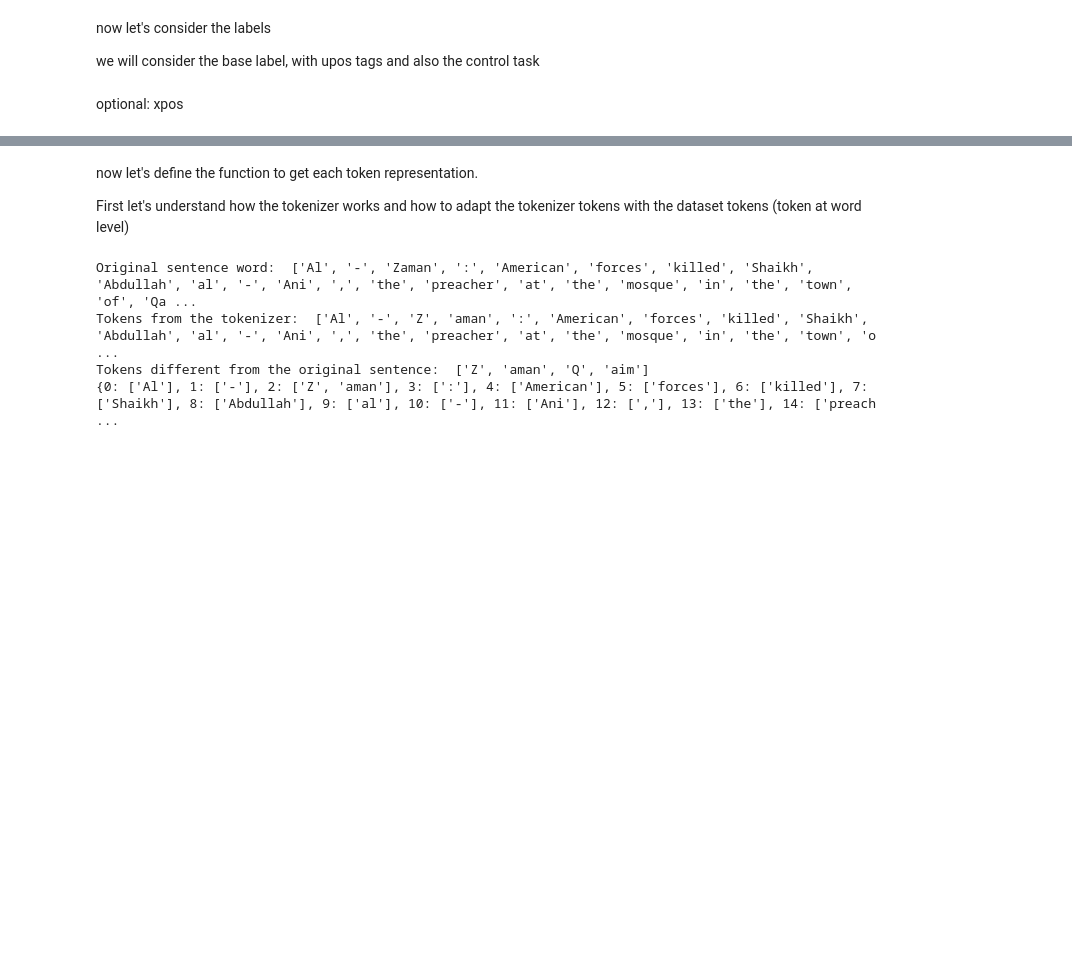
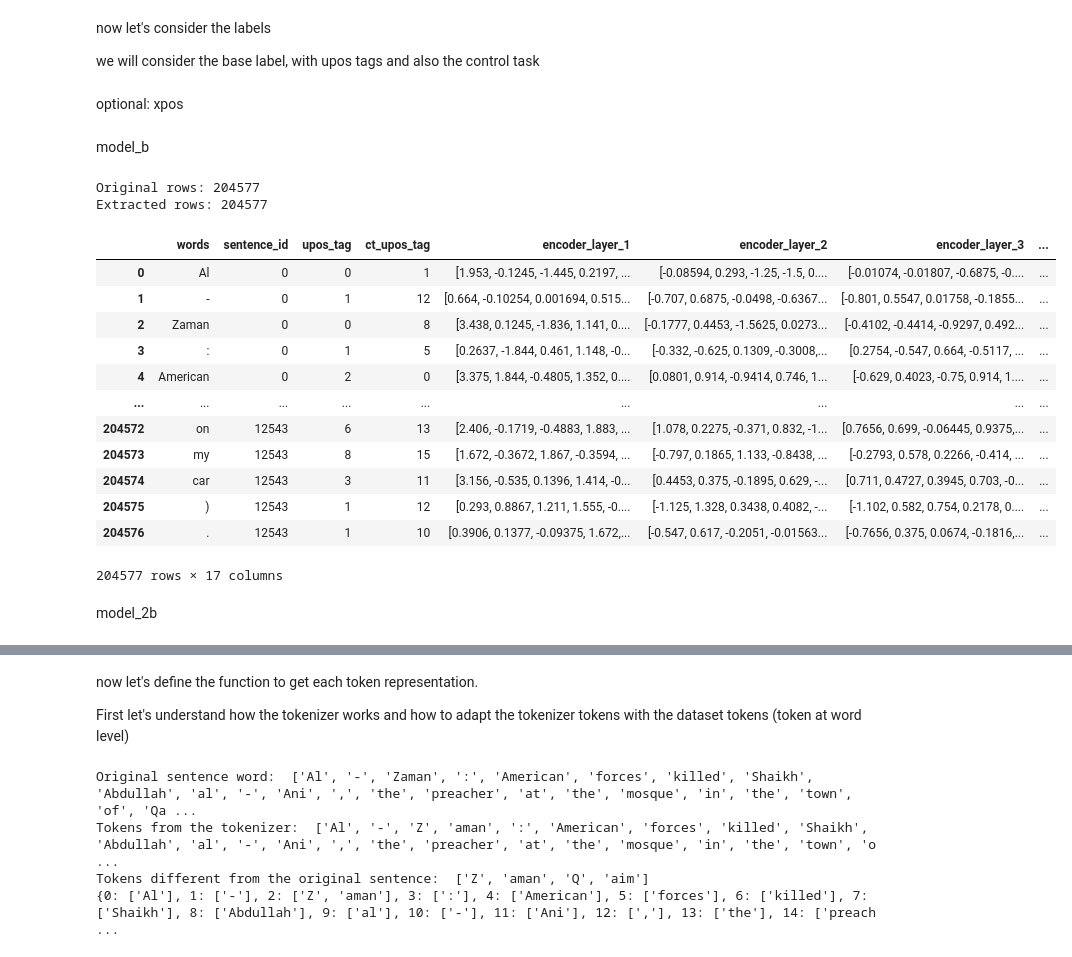
Before and after one commit to rrossierba/digital-transformation-computer-security, a Jupyter notebook: probe_t5.ipynb, the cells around one changed output, grey strips where cells are left out. Saved outputs shown, nothing was run; the diff lists cells and outputs as text; code cells hidden in the pictures; blank space fills up the shorter version.

```diff
--- a/probe_t5.ipynb
+++ b/probe_t5.ipynb
@@ -505,7 +503,7 @@ it works prefectly with all the sentences in the dataset!
 
 now let's try to get the word representations at a fixed layer for a fixed sentence: if a token corresponds to a word we will use the representation of the token as the representation of the word, if more token corresponds to a word (we know that thanks to the word_ids) we will calculate the mean (as done previously) to get the word representation.
 # %%
-index = 150
+index = 2
 layer = 0
 
 words = token_ewt_df[token_ewt_df['sentence_id'] == index]['words'].tolist()
@@ -526,10 +524,6 @@ token_representation = []
 
 for word_idx in range(len(words)):
   token_indices = [i for i, w_id in enumerate(word_ids) if w_id == word_idx]
-
-  if not token_indices: # escape case
-      continue
-
   relevant_vectors = encoder_hidden_states[token_indices] # getting the correspondent hidden states
   mean_vector = torch.mean(relevant_vectors, dim=0)
   token_representation.append(mean_vector.cpu())
@@ -700,3 +617,27 @@ optional: xpos
 #num_xpos_tags = len(xpos_tags)
 #token_ct_map_xpos={x:i%num_xpos_tags for i,x in enumerate(unique_tokens)} # token control task map for xpos
 #token_ewt_df['ct_xpos_tag']=token_ewt_df['tokens'].map(lambda x: token_ct_map_xpos[x])
+# %% [markdown]
+model_b
+# %%
+token_representation_df = get_word_representation_df(model_b, tokenizer_b, token_ewt_df, 32)
+token_ewt_df=pd.concat([token_ewt_df, token_representation_df], axis=1)
+token_ewt_df
+# %% [output]
+Original rows: 204577
+Extracted rows: 204577
+|  | words | sentence_id | upos_tag | ct_upos_tag | encoder_layer_1 | encoder_layer_2 | encoder_layer_3 | ... |
+| 0 | Al | 0 | 0 | 1 | [1.953, -0.1245, -1.445, 0.2197, ... | [-0.08594, 0.293, -1.25, -1.5, 0.... | [-0.01074, -0.01807, -0.6875, -0.... | ... |
+| 1 | - | 0 | 1 | 12 | [0.664, -0.10254, 0.001694, 0.515... | [-0.707, 0.6875, -0.0498, -0.6367... | [-0.801, 0.5547, 0.01758, -0.1855... | ... |
+| 2 | Zaman | 0 | 0 | 8 | [3.438, 0.1245, -1.836, 1.141, 0.... | [-0.1777, 0.4453, -1.5625, 0.0273... | [-0.4102, -0.4414, -0.9297, 0.492... | ... |
+| 3 | : | 0 | 1 | 5 | [0.2637, -1.844, 0.461, 1.148, -0... | [-0.332, -0.625, 0.1309, -0.3008,... | [0.2754, -0.547, 0.664, -0.5117, ... | ... |
+| 4 | American | 0 | 2 | 0 | [3.375, 1.844, -0.4805, 1.352, 0.... | [0.0801, 0.914, -0.9414, 0.746, 1... | [-0.629, 0.4023, -0.75, 0.914, 1.... | ... |
+| ... | ... | ... | ... | ... | ... | ... | ... | ... |
+| 204572 | on | 12543 | 6 | 13 | [2.406, -0.1719, -0.4883, 1.883, ... | [1.078, 0.2275, -0.371, 0.832, -1... | [0.7656, 0.699, -0.06445, 0.9375,... | ... |
+| 204573 | my | 12543 | 8 | 15 | [1.672, -0.3672, 1.867, -0.3594, ... | [-0.797, 0.1865, 1.133, -0.8438, ... | [-0.2793, 0.578, 0.2266, -0.414, ... | ... |
+| 204574 | car | 12543 | 3 | 11 | [3.156, -0.535, 0.1396, 1.414, -0... | [0.4453, 0.375, -0.1895, 0.629, -... | [0.711, 0.4727, 0.3945, 0.703, -0... | ... |
+| 204575 | ) | 12543 | 1 | 12 | [0.293, 0.8867, 1.211, 1.555, -0.... | [-1.125, 1.328, 0.3438, 0.4082, -... | [-1.102, 0.582, 0.754, 0.2178, 0.... | ... |
+| 204576 | . | 12543 | 1 | 10 | [0.3906, 0.1377, -0.09375, 1.672,... | [-0.547, 0.617, -0.2051, -0.01563... | [-0.7656, 0.375, 0.0674, -0.1816,... | ... |
+204577 rows × 17 columns
+# %% [markdown]
+model_2b
```
Also changed, not shown: parts of 24 cells of this notebook.
